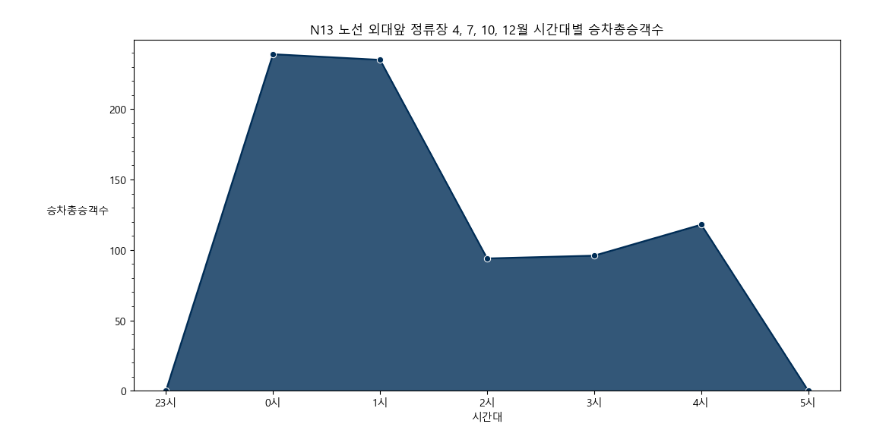
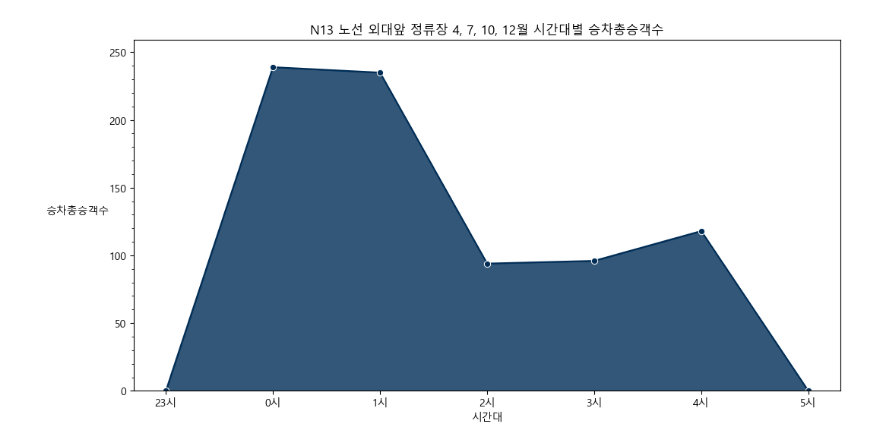
Before and after one commit to YouYeDam/BigData, a Jupyter notebook: N13TimeUsage2.ipynb, the cells around one changed output. Cells and saved outputs as stored; diff of their text form; code cells hidden in the pictures.

```diff
--- a/N13TimeUsage2.ipynb
+++ b/N13TimeUsage2.ipynb
@@ -35,32 +35,32 @@ merged_df['Month'] = merged_df['사용년월'].astype(str).str[-2:]
 n13_waide_df = merged_df[(merged_df['노선번호'] == 'N13') & (merged_df['역명'] == '외대앞')]
 
 # 월이 4, 7, 10, 12인 데이터만 추출
 selected_months = ['04', '07', '10', '12']
 n13_waide_selected_months_df = n13_waide_df[n13_waide_df['Month'].isin(selected_months)]
 
 # 시간대별 승차총승객수의 합 계산
 time_columns_boarding = [f'{hour}시승차총승객수' for hour in range(24)]
 time_passengers_boarding = n13_waide_selected_months_df[time_columns_boarding].sum()
 
 # 백만 단위로 변환
 time_passengers_boarding_million = time_passengers_boarding
 
 selected_hours = [23, 0, 1, 2, 3, 4, 5]
 
 data_values = time_passengers_boarding_million.iloc[selected_hours].values
 max_value = time_passengers_boarding_million.iloc[selected_hours].values.max()
 
 plt.figure(figsize=(12, 6))
 ax = sns.lineplot(x=range(len(selected_hours)), y=data_values, color='#002D56', marker='o')
 ax.fill_between(range(len(selected_hours)), data_values, alpha=0.8, color='#002D56')
 plt.xticks(range(len(selected_hours)), [f'{hour}시' for hour in selected_hours])
 plt.xlabel('시간대')
 plt.ylabel('승차총승객수', rotation=0, labelpad=30)
 plt.title('N13 노선 외대앞 정류장 4, 7, 10, 12월 시간대별 승차총승객수')
 
 ax.yaxis.set_minor_locator(MultipleLocator(10))
-ax.set_ylim(0, max_value +10)
+ax.set_ylim(0, max_value +20)
 
 plt.show()
 # %% [output]
-[figure, old version]
+[figure, new version]
```
